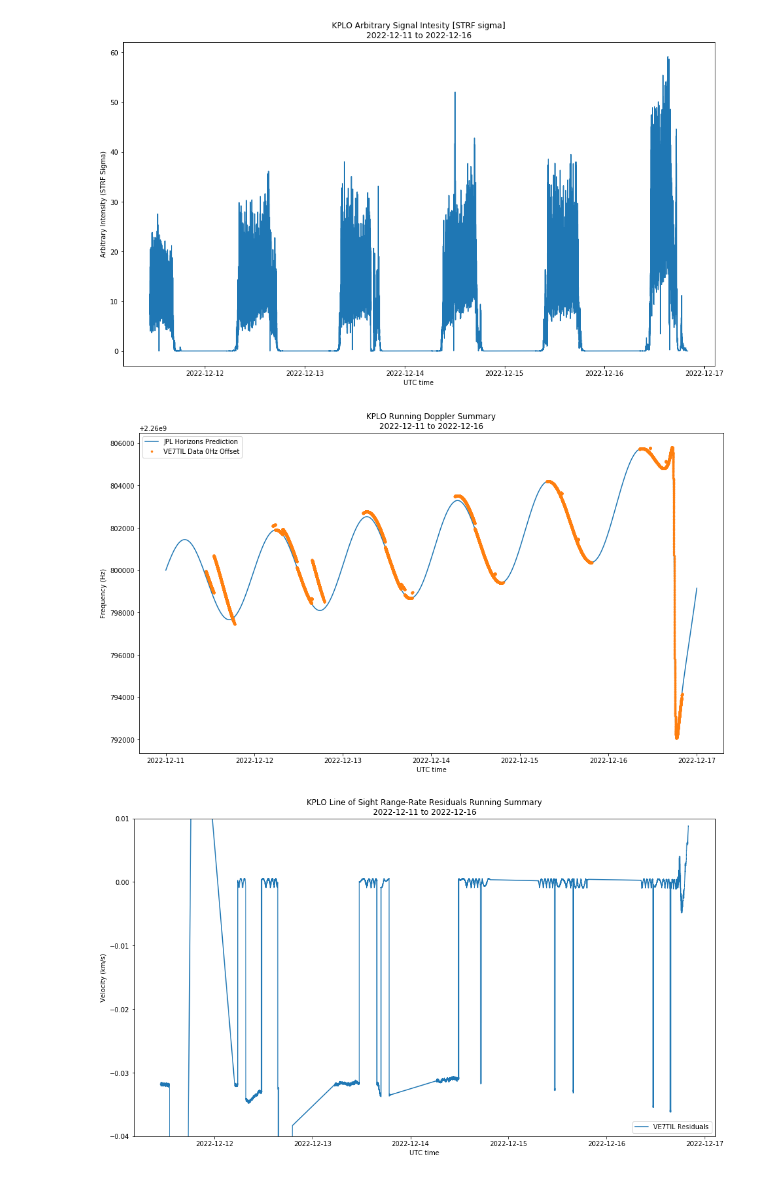
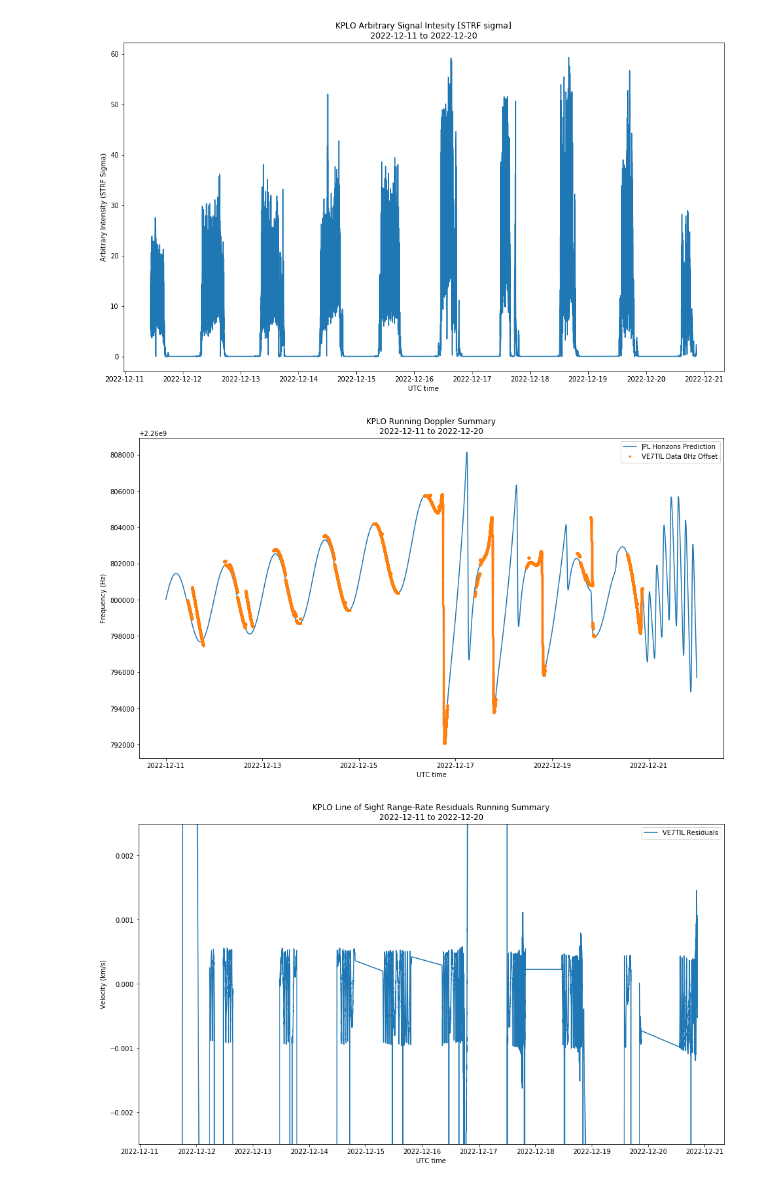
Before and after one commit to ScottTilley/kplo, a Jupyter notebook: KPLO_Doppler_running.ipynb, the cells around one changed output. Drawn from its saved outputs; the diff is of its cells as text; code cells hidden in the pictures.

```diff
--- a/KPLO_Doppler_running.ipynb
+++ b/KPLO_Doppler_running.ipynb
@@ -14,12 +14,12 @@ plt.rcParams['figure.facecolor'] = 'w'
 offset =  -0
 f_carrier = 2260.8e6 + offset
 # %%
-data = np.fromfile('/media/scott/fast/data/kplo/running/all_16.dat', sep = ' ').reshape((-1,4))
+data = np.fromfile('/media/scott/fast/data/kplo/running/tmp_20.dat', sep = ' ').reshape((-1,4))
 t_data = Time(data[:,0], format = 'mjd')
 freq_data = data[:,1]
 amp_data = data[:,2]
 # %%
-gmd_file = '/media/scott/fast/data/kplo/running/kplo_jpl1.dat'
+gmd_file = '/media/scott/fast/data/kplo/running/kplo_jpl5.dat'
 gmd_mjd = []
 gmd_rangerate = []
 with open(gmd_file) as f:
@@ -52,7 +52,7 @@ plt.ylabel('Arbitrary Intensity (STRF Sigma)')
 plt.xlabel('UTC time')
 plt.show();
 # %% [output]
-[figure, old version]
+[figure, new version]
 # %%
 plt.plot(t_gmd.datetime, f_gmat, markersize=1,alpha=1,label = 'JPL Horizons Prediction')
 plt.plot(t_data.datetime,freq_data,'.' ,markersize=5, alpha=2, label = 'VE7TIL Data %sHz Offset'%(offset))
@@ -62,15 +62,15 @@ plt.xlabel('UTC time')
 plt.legend()
 plt.show();
 # %% [output]
-[figure, old version]
+[figure, new version]
 # %%
-plt.ylim( np.max(-0.04), np.min(0.010))
+plt.ylim( np.max(-0.0025), np.min(0.0025))
 plt.plot(t_data.datetime, Rr - rangerate_interp,markersize=5,  label = 'VE7TIL Residuals')
 plt.title('KPLO Line of Sight Range-Rate Residuals Running Summary\n%s to %s'%(t_data.datetime[0].strftime('%Y-%m-%d'), t_data.datetime[len(freq_data)-1].strftime('%Y-%m-%d')))
 plt.ylabel('Velocity (km/s)')
 plt.xlabel('UTC time')
 plt.legend()
 plt.show();
 # %% [output]
-[figure, old version]
+[figure, new version]
 # %%
```
Also changed, not shown: parts of 1 cell of this notebook, 2 other files.
